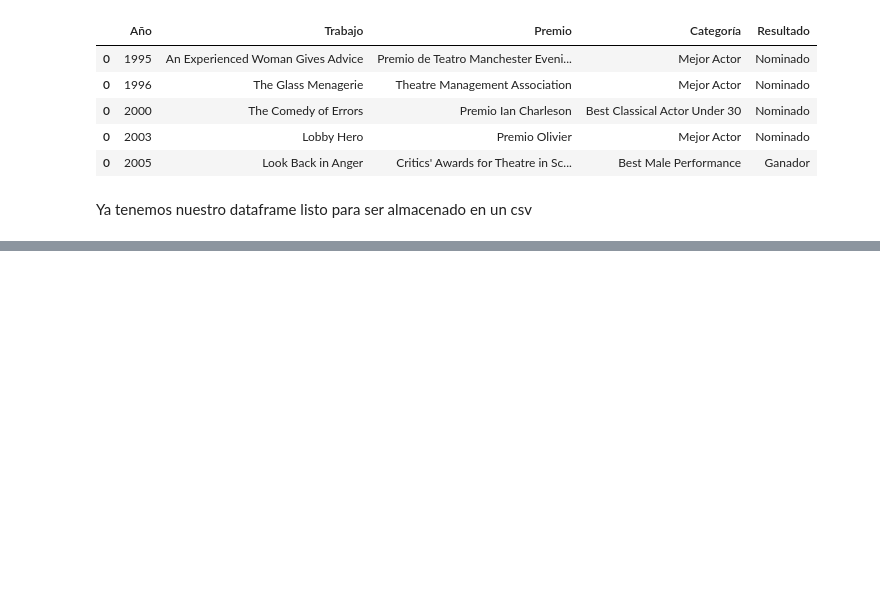
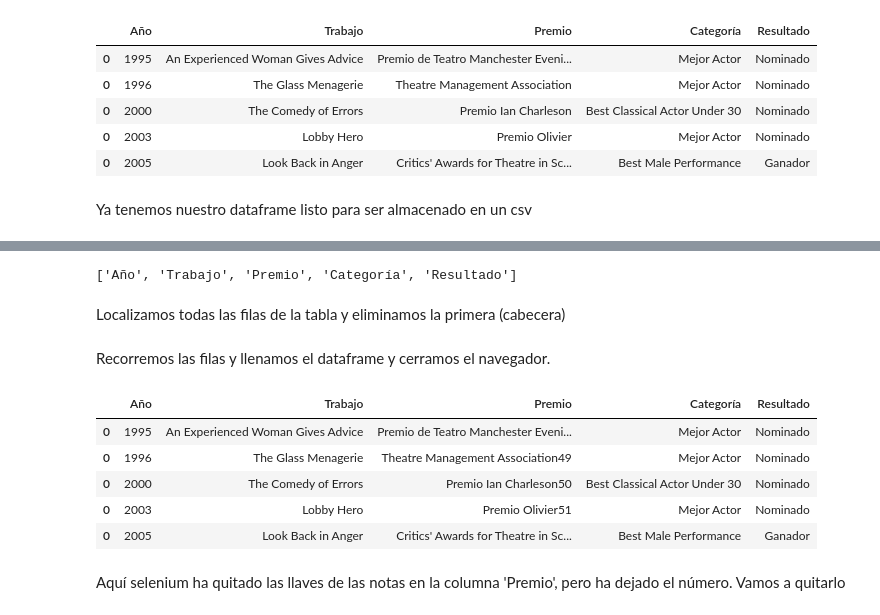
Before and after one commit to maribelseara/web_scraping, a Jupyter notebook: web_scraping.ipynb, the cells around one changed output, grey strips where cells are left out. Saved outputs shown, nothing was run; the diff lists cells and outputs as text; code cells hidden in the pictures; blank space fills up the shorter version.

```diff
--- a/web_scraping.ipynb
+++ b/web_scraping.ipynb
@@ -299,0 +340,38 @@ df.to_csv("bs_david_tennant.csv")
+# %%
+headers=awards_table.find_elements(By.TAG_NAME, "th")
+columns=[]
+for header in headers:
+    columns.append(header.text)
+print(columns)
+# %% [output]
+['Año', 'Trabajo', 'Premio', 'Categoría', 'Resultado']
+# %%
+df=pd.DataFrame(columns=columns)
+# %% [markdown]
+Localizamos todas las filas de la tabla y eliminamos la primera (cabecera)
+# %%
+rows=awards_table.find_elements(By.TAG_NAME, "tr")
+rows=rows[1:]
+# %% [markdown]
+Recorremos las filas y llenamos el dataframe y cerramos el navegador.
+# %%
+for row in rows:
+    cells=row.find_elements(By.TAG_NAME, "td")
+    year=cells[0].text
+    work=cells[1].text
+    award=cells[2].text
+    category=cells[3].text
+    result=cells[4].text
+    df=pd.concat([df, pd.DataFrame([{'Año': year, 'Trabajo' : work, 'Premio' : award, 'Categoría': category, 'Resultado' : result}])])
+browser.quit()
+# %%
+df.head()
+# %% [output]
+|  | Año | Trabajo | Premio | Categoría | Resultado |
+| 0 | 1995 | An Experienced Woman Gives Advice | Premio de Teatro Manchester Eveni... | Mejor Actor | Nominado |
+| 0 | 1996 | The Glass Menagerie | Theatre Management Association49 | Mejor Actor | Nominado |
+| 0 | 2000 | The Comedy of Errors | Premio Ian Charleson50 | Best Classical Actor Under 30 | Nominado |
+| 0 | 2003 | Lobby Hero | Premio Olivier51 | Mejor Actor | Nominado |
+| 0 | 2005 | Look Back in Anger | Critics' Awards for Theatre in Sc... | Best Male Performance | Ganador |
+# %% [markdown]
+Aquí selenium ha quitado las llaves de las notas en la columna 'Premio', pero ha dejado el número. Vamos a quitarlo
```
Also changed, not shown: parts of 38 cells of this notebook, 4 other files.
